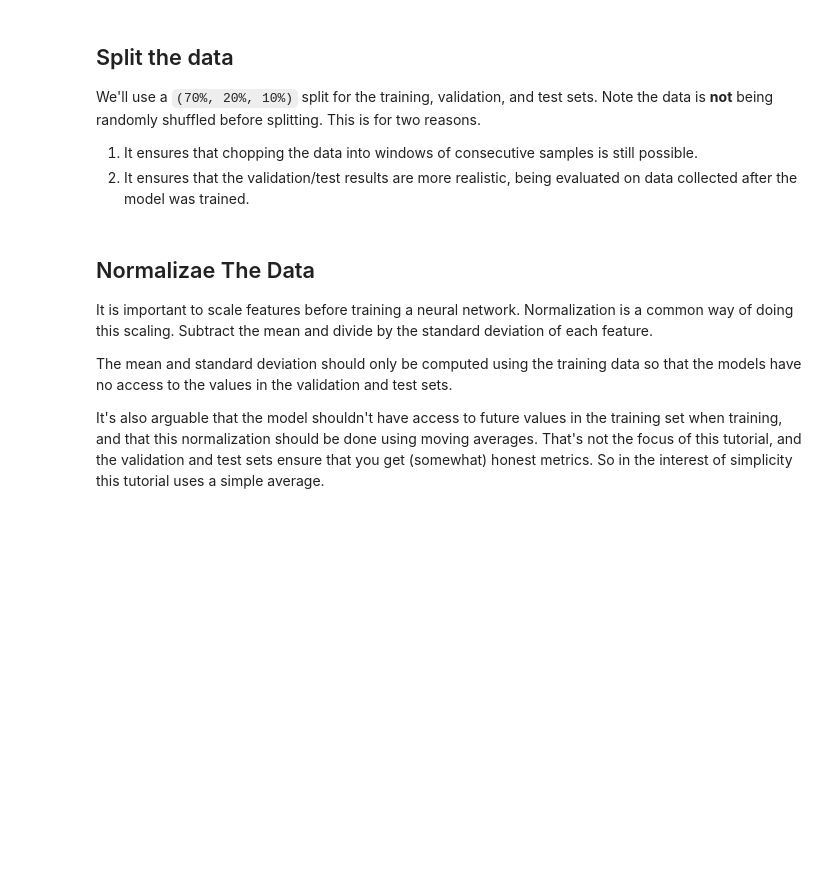
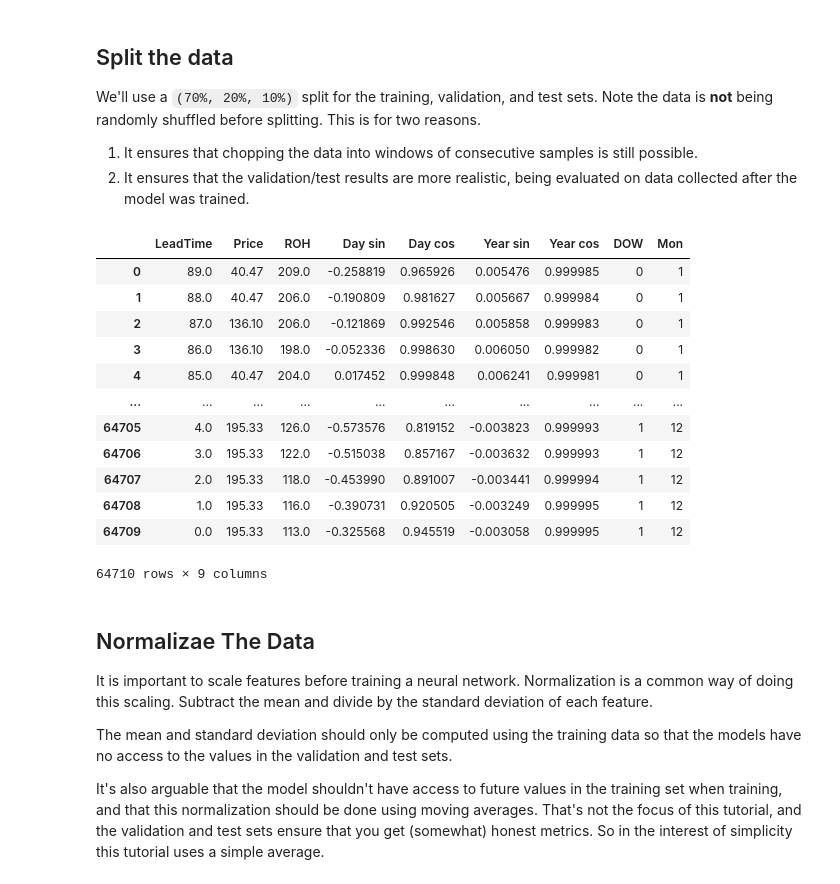
Before and after one commit to ahmadabdullah247/thesis, a Jupyter notebook: SingleHotel/LA_LSTM.ipynb, the cells around one changed output. Cells and saved outputs as stored; diff of their text form; code cells hidden in the pictures; blank space fills up the shorter version.

```diff
--- a/SingleHotel/LA_LSTM.ipynb
+++ b/SingleHotel/LA_LSTM.ipynb
@@ -107,0 +148,16 @@ df = df[['Day sin','Day cos','Year sin','Year cos','DOW','Price','Reservations']
+# %%
+df
+# %% [output]
+|  | LeadTime | Price | ROH | Day sin | Day cos | Year sin | Year cos | DOW | Mon |
+| 0 | 89.0 | 40.47 | 209.0 | -0.258819 | 0.965926 | 0.005476 | 0.999985 | 0 | 1 |
+| 1 | 88.0 | 40.47 | 206.0 | -0.190809 | 0.981627 | 0.005667 | 0.999984 | 0 | 1 |
+| 2 | 87.0 | 136.10 | 206.0 | -0.121869 | 0.992546 | 0.005858 | 0.999983 | 0 | 1 |
+| 3 | 86.0 | 136.10 | 198.0 | -0.052336 | 0.998630 | 0.006050 | 0.999982 | 0 | 1 |
+| 4 | 85.0 | 40.47 | 204.0 | 0.017452 | 0.999848 | 0.006241 | 0.999981 | 0 | 1 |
+| ... | ... | ... | ... | ... | ... | ... | ... | ... | ... |
+| 64705 | 4.0 | 195.33 | 126.0 | -0.573576 | 0.819152 | -0.003823 | 0.999993 | 1 | 12 |
+| 64706 | 3.0 | 195.33 | 122.0 | -0.515038 | 0.857167 | -0.003632 | 0.999993 | 1 | 12 |
+| 64707 | 2.0 | 195.33 | 118.0 | -0.453990 | 0.891007 | -0.003441 | 0.999994 | 1 | 12 |
+| 64708 | 1.0 | 195.33 | 116.0 | -0.390731 | 0.920505 | -0.003249 | 0.999995 | 1 | 12 |
+| 64709 | 0.0 | 195.33 | 113.0 | -0.325568 | 0.945519 | -0.003058 | 0.999995 | 1 | 12 |
+64710 rows × 9 columns
```
Also changed, not shown: parts of 29 cells of this notebook, 8 other files.
